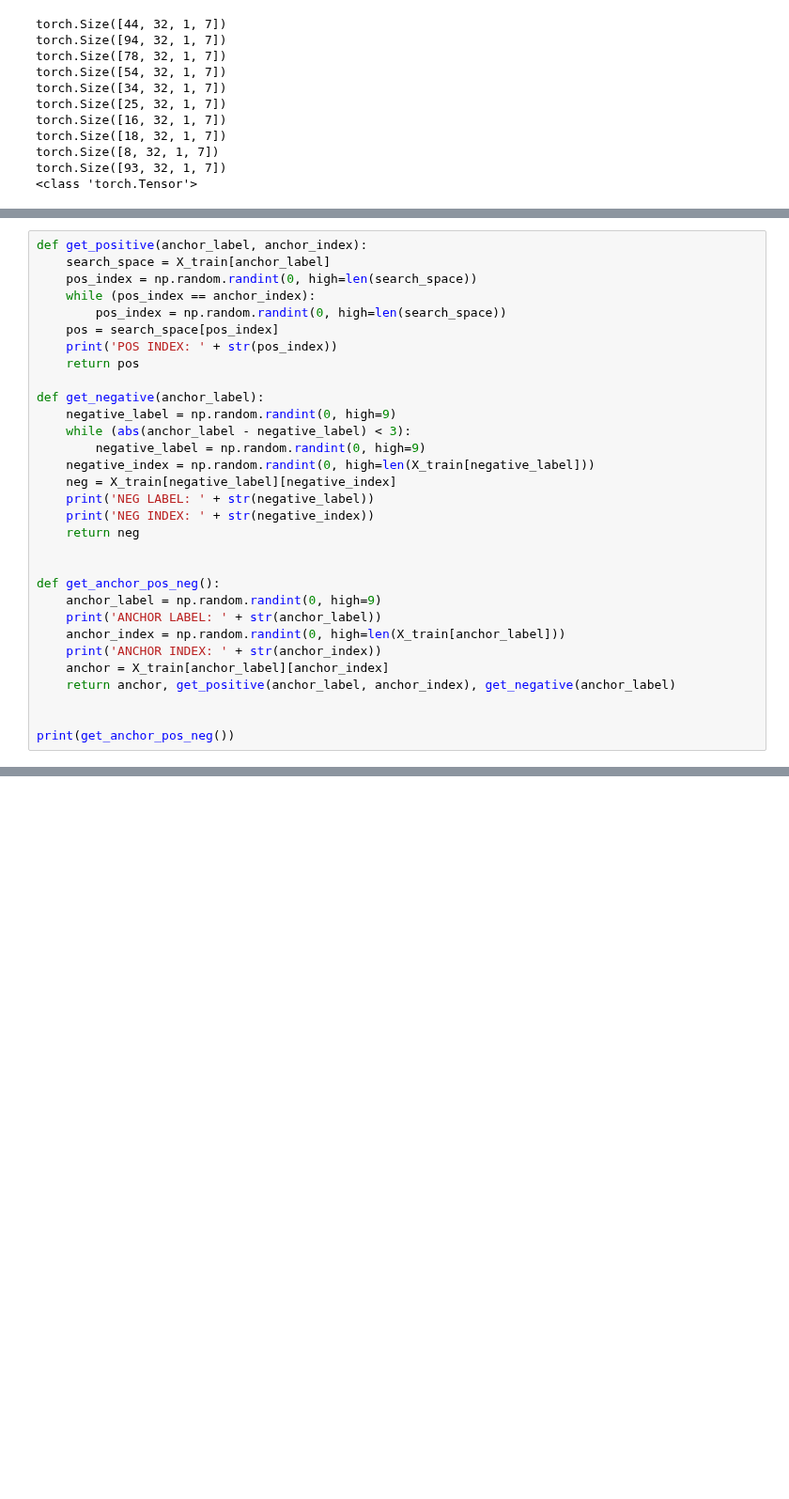
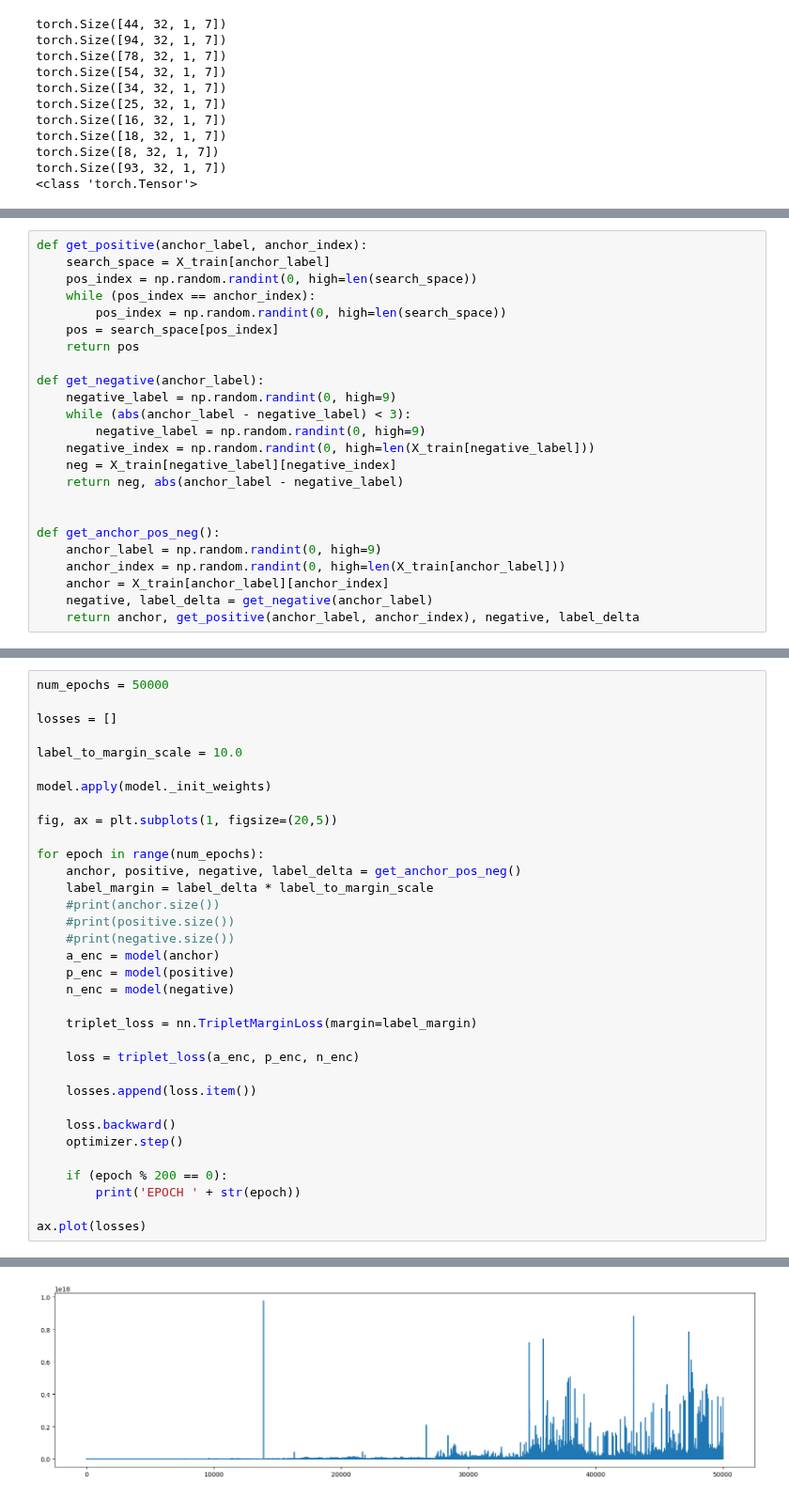
Before and after one commit to adarshramiyer/gAIt, a Jupyter notebook: siamese_net/triplet_scnn_experimentation.ipynb, the cells around one changed output, grey strips where cells are left out. Shown at 94% size. Saved outputs shown, nothing was run; the diff lists cells and outputs as text; blank space fills up the shorter version.

```diff
--- a/siamese_net/triplet_scnn_experimentation.ipynb
+++ b/siamese_net/triplet_scnn_experimentation.ipynb
@@ -249,7 +251,6 @@ def get_positive(anchor_label, anchor_index):
     while (pos_index == anchor_index):
         pos_index = np.random.randint(0, high=len(search_space))
     pos = search_space[pos_index]
-    print('POS INDEX: ' + str(pos_index))
     return pos
 
 def get_negative(anchor_label):
@@ -258,18 +259,12 @@ def get_negative(anchor_label):
         negative_label = np.random.randint(0, high=9)
     negative_index = np.random.randint(0, high=len(X_train[negative_label]))
     neg = X_train[negative_label][negative_index]
-    print('NEG LABEL: ' + str(negative_label))
-    print('NEG INDEX: ' + str(negative_index))
-    return neg
+    return neg, abs(anchor_label - negative_label)
 
 
 def get_anchor_pos_neg():
     anchor_label = np.random.randint(0, high=9)
-    print('ANCHOR LABEL: ' + str(anchor_label))
     anchor_index = np.random.randint(0, high=len(X_train[anchor_label]))
-    print('ANCHOR INDEX: ' + str(anchor_index))
     anchor = X_train[anchor_label][anchor_index]
-    return anchor, get_positive(anchor_label, anchor_index), get_negative(anchor_label)
-
-
-print(get_anchor_pos_neg())
+    negative, label_delta = get_negative(anchor_label)
+    return anchor, get_positive(anchor_label, anchor_index), negative, label_delta
@@ -293,0 +271,35 @@ NEG INDEX: 35
+# %%
+num_epochs = 50000
+
+losses = []
+
+label_to_margin_scale = 10.0
+
+model.apply(model._init_weights)
+
+fig, ax = plt.subplots(1, figsize=(20,5))
+
+for epoch in range(num_epochs):
+    anchor, positive, negative, label_delta = get_anchor_pos_neg()
+    label_margin = label_delta * label_to_margin_scale
+    #print(anchor.size())
+    #print(positive.size())
+    #print(negative.size())
+    a_enc = model(anchor)
+    p_enc = model(positive)
+    n_enc = model(negative)
+
+    triplet_loss = nn.TripletMarginLoss(margin=label_margin)
+
+    loss = triplet_loss(a_enc, p_enc, n_enc)
+
+    losses.append(loss.item())
+
+    loss.backward()
+    optimizer.step()
+
+    if (epoch % 200 == 0):
+        print('EPOCH ' + str(epoch))
+
+ax.plot(losses)
+# %% [output]
@@ -293,0 +324 @@ NEG INDEX: 35
+[figure, added]
```
Also changed, not shown: parts of 4 cells of this notebook.
